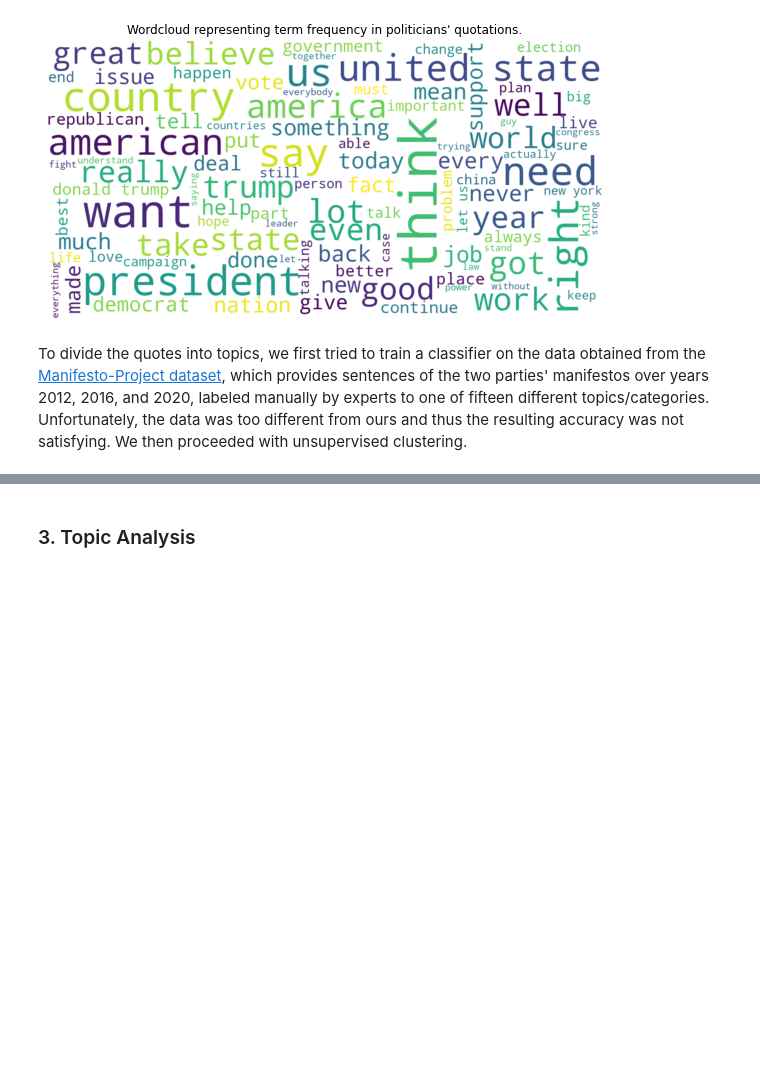
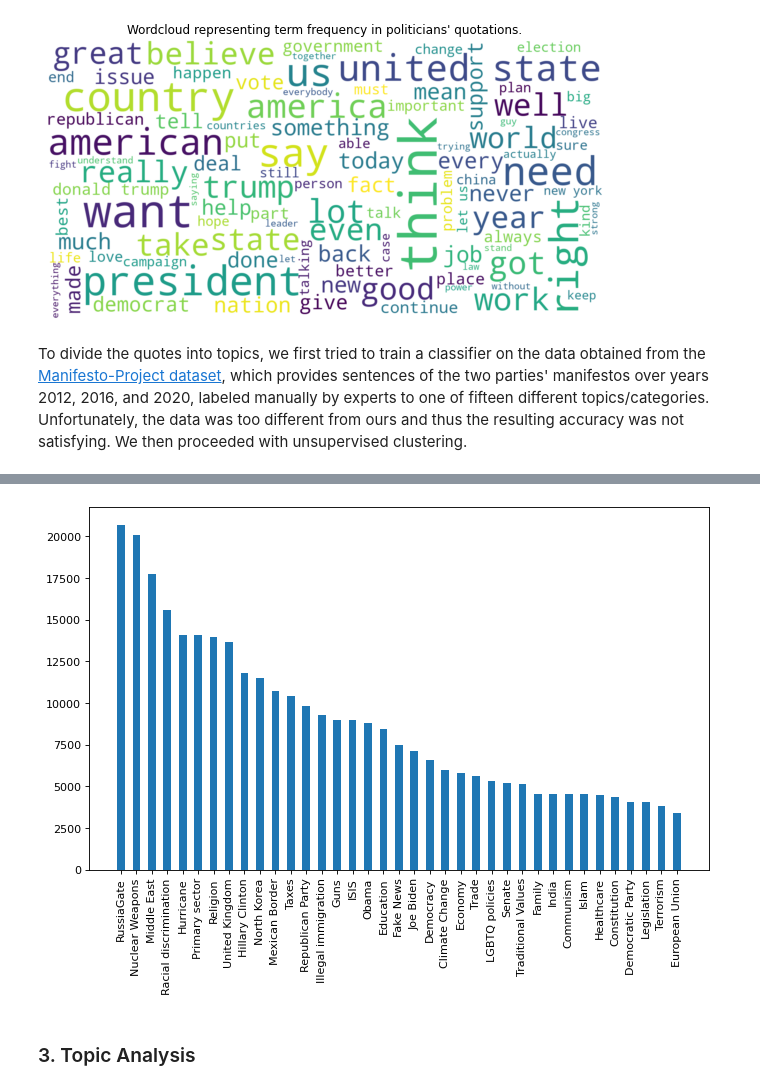
Before and after one commit to cndesabbata/Political-affiliation-predictor-from-quotes, a Jupyter notebook: political_classifier.ipynb, the cells around one changed output, grey strips where cells are left out. Cells and saved outputs as stored; diff of their text form; code cells hidden in the pictures; blank space fills up the shorter version.

Commit message:
topic analysis

```diff
--- a/political_classifier.ipynb
+++ b/political_classifier.ipynb
@@ -275,5 +277,7 @@ To divide the quotes into topics, we first tried to train a classifier on the da
 if not os.path.exists("data/BERTopic_model"):
     # Create Topic Model
     create_model_topic_clusterer(quotes)
-topic_model = BERTopic.load("data/BERTopic_model")
-topics = topic_model.fit_transform(quotes)
+if not os.path.exists("data/binary/us-politicians-with-clusters"):
+    topic_model = BERTopic.load("data/BERTopic_model")
+    topics = topic_model.fit_transform(quotes)
+    #...
@@ -282,0 +284,22 @@ freq.head(10)
+# %%
+# Lets examine which are the mosto common words for each topic:
+def read_topics(path):
+    topics = {}
+    with open(path, "r") as file:
+        next(file)
+        for line in file.readlines():
+            split_line = (re.sub(r'[^A-Za-z0-9\' ]+', '', line)).split(' ')
+            topic_num = split_line[1]
+            topic_words = []
+            for i in range(len(split_line)):
+                word = split_line[i]
+                if word[0] == "'" :
+                    if word[-1] != "'":
+                        word += (" " + split_line[i+1])
+                    topic_words.append(word[1:-1])
+            topics[topic_num] = topic_words
+    return topics
+
+topics = read_topics("data/misc/topics.txt")
+for num, words in topics.items():
+    print(f"Topic {num} => {words}")
@@ -282,0 +424,5 @@ freq.head(10)
+# %%
+# Lets load the dataframe and assign labels
+df_quotes_topics = pd.read_pickle("data/binary/us-politicians-with-clusters.pickle")
+pd.set_option('display.max_colwidth', None)
+df_quotes_topics.head()
@@ -282,0 +436,5 @@ freq.head(10)
+# %%
+df_quotes_topics = df_quotes_topics.drop(df_quotes_topics[~df_quotes_topics['cluster'].isin(meaningful_topics)].index)
+for num, label in labels.items():
+    df_quotes_topics["cluster"].replace({num: label}, inplace=True)
+df_quotes_topics.head()
@@ -283,3 +448,12 @@ freq.head(10)
+# %%
+plt.figure(figsize=(10, 6), dpi=80)
+categories = df_quotes_topics['cluster'].value_counts().index
+counts = df_quotes_topics['cluster'].value_counts().values
+plt.bar(categories, counts, width=0.5)
+plt.xticks( rotation='vertical')
+plt.show()
+# %% [output]
+[figure, added]
 # %% [markdown]
 ### 3. Topic Analysis
 # %% [markdown]
```
Also changed, not shown: parts of 5 cells of this notebook, 1 other file.
